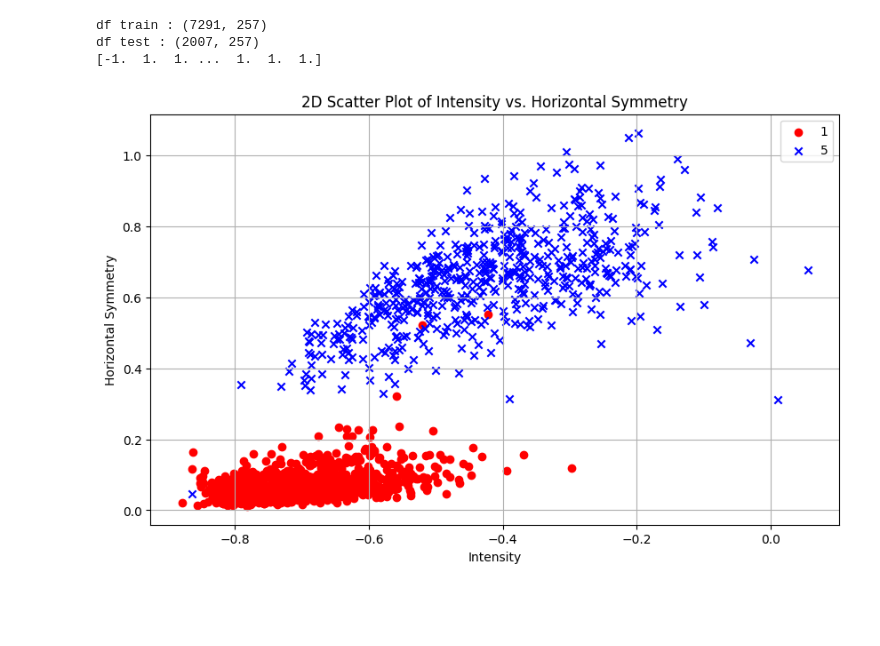
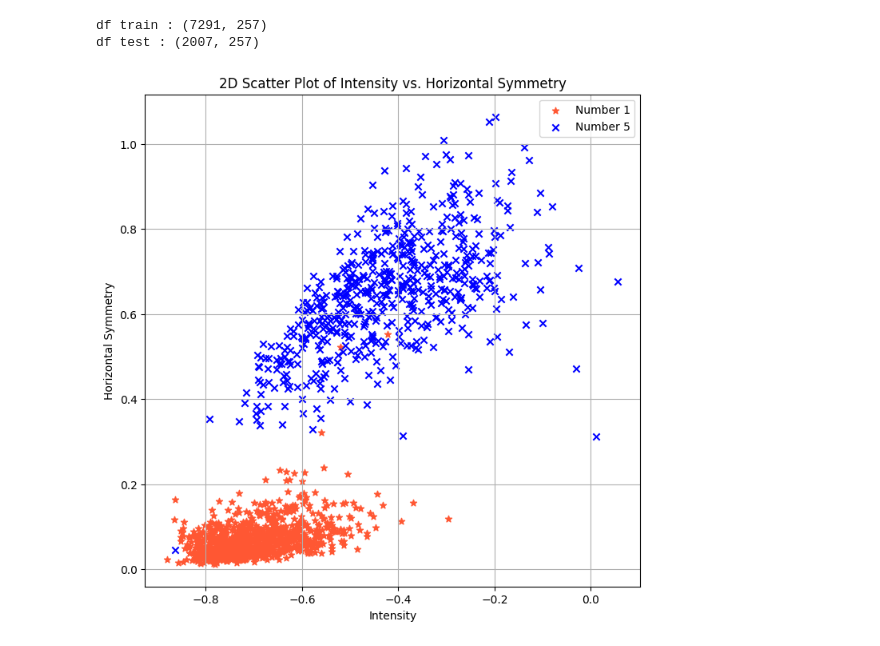
Before and after one commit to arielle00/CMPE257, a Jupyter notebook: hw1_task4.ipynb, the cells around one changed output. Cells and saved outputs as stored; diff of their text form; code cells hidden in the pictures; blank space fills up the shorter version.

```diff
--- a/hw1_task4.ipynb
+++ b/hw1_task4.ipynb
@@ -21,9 +21,6 @@ filtered_dfTest = dfTest[(dfTest[:, 0] == 1) | (dfTest[:, 0] == 5)]
 filtered_dfTrain[:, 0] = np.where(filtered_dfTrain[:, 0] == 1, 1, -1)
 filtered_dfTest[:, 0] = np.where(filtered_dfTest[:, 0] == 1, 1, -1)
 
-train_feature = []
-#This gets all the rows and their 256 columns not including first column
-
 def intensity(image):
     pixels = image[1:]
     #print(pixels.shape)
@@ -41,21 +38,33 @@ intensities = np.array([intensity(img) for img in filtered_dfTrain])
 symmetries = np.array([hor_symmetry(img) for img in filtered_dfTrain])
 labels = filtered_dfTrain[:, 0]
 
-print(labels)
+# print(labels.shape)
+# print(intensities.shape)
+# print(symmetries.shape)
+
+intensities_test = np.array([intensity(img) for img in filtered_dfTest])
+symmetries_test = np.array([hor_symmetry(img) for img in filtered_dfTest])
+labels_test = filtered_dfTest[:, 0]
+
+# print(labels_test.shape)
+# print(intensities_test.shape)
+# print(symmetries_test.shape)
+
+#print(labels)
 # %% [output]
 df train : (7291, 257)
 df test : (2007, 257)
-[-1.  1.  1. ...  1.  1.  1.]
 # %%
-plt.figure(figsize=(10, 6))
-plt.scatter(intensities[labels==1], symmetries[labels==1], color = 'red', marker='o', label='1')
-plt.scatter(intensities[labels==-1], symmetries[labels==-1], color = 'blue', marker='x', label='5')
+# Training data
+plt.figure(figsize=(8, 8))
+plt.scatter(intensities[labels==1], symmetries[labels==1], color = '#FF5733', marker='*', label='Number 1')
+plt.scatter(intensities[labels==-1], symmetries[labels==-1], color = 'blue', marker='x', label='Number 5')
 
 plt.xlabel("Intensity")
 plt.ylabel("Horizontal Symmetry")
 plt.title("2D Scatter Plot of Intensity vs. Horizontal Symmetry")
 plt.legend()
 plt.grid(True)
 plt.show()
 # %% [output]
-[figure, old version]
+[figure, new version]
```
Also changed, not shown: parts of 1 cell of this notebook.
